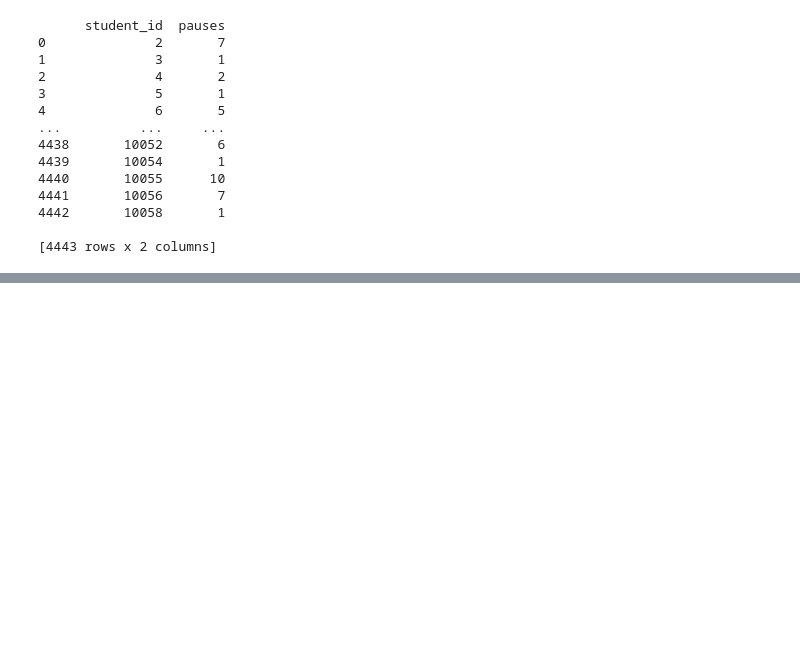
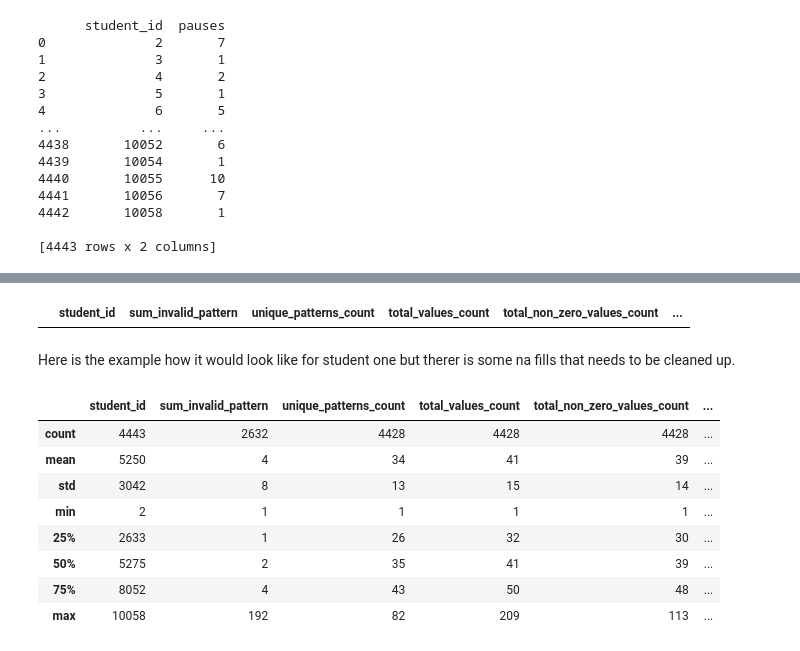
Before and after one commit to RowanBattles/Group4AI, a Jupyter notebook: Workbook.ipynb, the cells around one changed output, grey strips where cells are left out. Saved outputs shown, nothing was run; the diff lists cells and outputs as text; code cells hidden in the pictures; blank space fills up the shorter version.

```diff
--- a/Workbook.ipynb
+++ b/Workbook.ipynb
@@ -466,0 +604,19 @@ print(filtered_df[filtered_df['student_id'] == 69].sort_values(by='timestampload
+# %%
+#check student_id 1 in df combine
+combine[combine['student_id'] == 1]
+# %% [output]
+|  | student_id | sum_invalid_pattern | unique_patterns_count | total_values_count | total_non_zero_values_count | ... |
+# %% [markdown]
+Here is the example how it would look like for student one but therer is some na fills that needs to be cleaned up.
+# %%
+combine.describe()
+# %% [output]
+|  | student_id | sum_invalid_pattern | unique_patterns_count | total_values_count | total_non_zero_values_count | ... |
+| count | 4443 | 2632 | 4428 | 4428 | 4428 | ... |
+| mean | 5250 | 4 | 34 | 41 | 39 | ... |
+| std | 3042 | 8 | 13 | 15 | 14 | ... |
+| min | 2 | 1 | 1 | 1 | 1 | ... |
+| 25% | 2633 | 1 | 26 | 32 | 30 | ... |
+| 50% | 5275 | 2 | 35 | 41 | 39 | ... |
+| 75% | 8052 | 4 | 43 | 50 | 48 | ... |
+| max | 10058 | 192 | 82 | 209 | 113 | ... |
```
Also changed, not shown: parts of 79 cells of this notebook, 15 other files.
